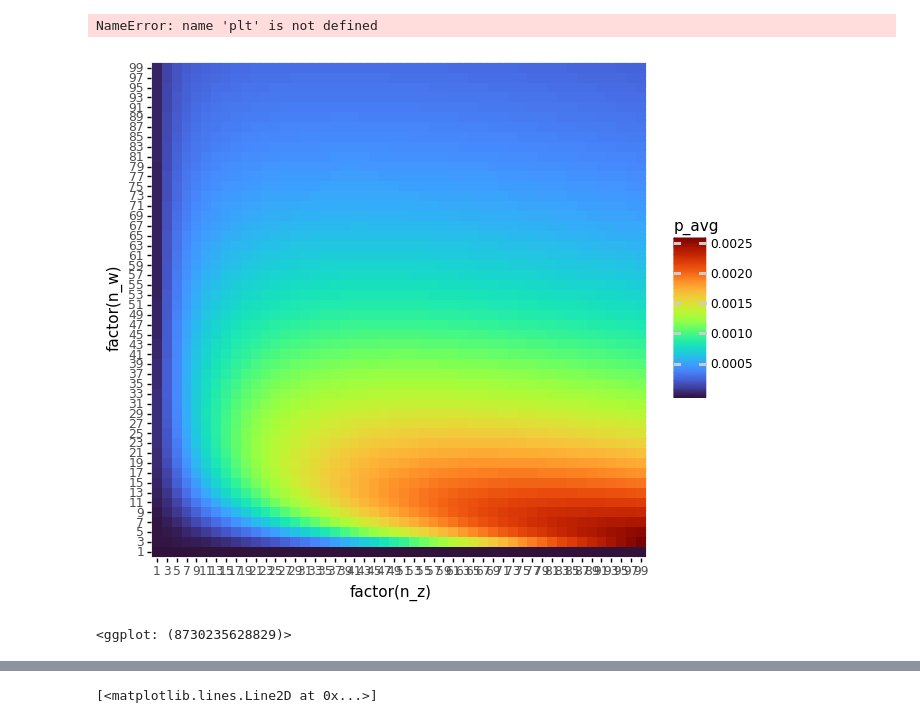
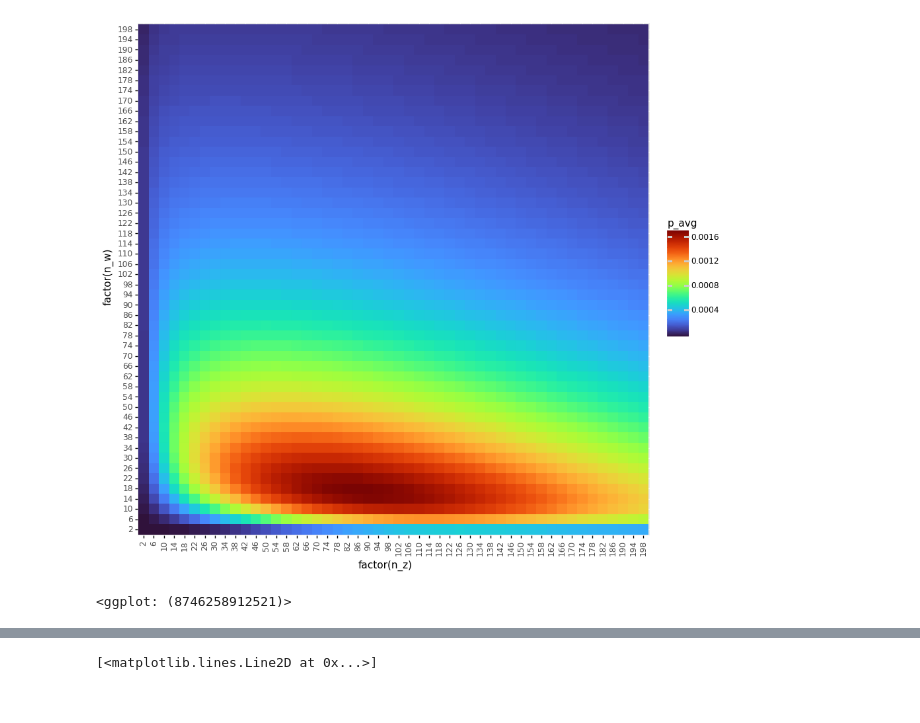
Before and after one commit to mnicstruwig/FlexibleFluxSimulator, a Jupyter notebook: experiments/2020-10-17-Optimization-test.ipynb, the cells around one changed output, grey strips where cells are left out. Cells and saved outputs as stored; diff of their text form; code cells hidden in the pictures.

Commit message:
Optimize on average load power

```diff
--- a/experiments/2020-10-17-Optimization-test.ipynb
+++ b/experiments/2020-10-17-Optimization-test.ipynb
@@ -226,34 +275,47 @@ import pandas as pd
 import numpy as np
 from itertools import product
 # %%
+from copy import copy
+
+def update_coil_params(coil_params, n_z, n_w, c):
+    coil_params = copy(coil_params)
+    coil_params['n_z'] = n_z
+    coil_params['n_w'] = n_w
+    coil_params['c'] = c
+
+    if c > 1:
+        coil_params['l_ccd'] = optimize.lookup_best_spacing('optimal_l_ccd_0_200_5.csv', n_z, n_w)
+    else:
+        coil_params['l_ccd'] = 0
+    return coil_params
+
 def get_emf(n_z, n_w, c, coil_params):
-    coil_params['n_z']=n_z
-    coil_params['n_w']=n_w
-    coil_params['c']=c
-    coil_params['m']=1
-    coil_params['l_ccd']=optimize.lookup_best_spacing('optimal_spacing_results.csv', coil_params['n_z'], coil_params['n_w'])
+    coil_params = update_coil_params(coil_params, n_z, n_w, c)
     z_arr = np.linspace(0, 0.2, 1000)
     flux, dflux = optimize.get_new_flux_and_dflux_model(curve_model, coil_params)
     return z_arr, dflux.get(z_arr)
 
 def get_vload(n_z, n_w, c, coil_params, r_load):
+    coil_params = update_coil_params(coil_params, n_z, n_w, c)
     r_coil = optimize._get_coil_resistance(**coil_params)
     z_arr, emf = get_emf(n_z, n_w, c, coil_params)
-    v_load = emf*(r_load/(r_load+r_coil))
+    v_load = emf*r_load/(r_load+r_coil)
     return z_arr, v_load
 
 def get_load_rms(n_z, n_w, c, coil_params, r_load):
+    coil_params = update_coil_params(coil_params, n_z, n_w, c)
     _, v_load = get_vload(n_z, n_w, c, coil_params, r_load)
     return optimize.calc_rms(v_load)
 
 def constant_velocity_gridsearch(n_z_arr, n_w_arr, c, coil_params, r_load):
     load_power = []
     n_z_list = []
-    n_w_list = []  # ugly
+    n_w_list = []  # ugly, but it'll do for now
     r_c_list = []
     for n_z, n_w in tqdm(list(product(n_z_arr, n_w_arr))):
+        coil_params = update_coil_params(coil_params, n_z, n_w, c)
         v_load_rms = get_load_rms(n_z, n_w, c, coil_params, r_load)
-        load_power.append((v_load_rms**2)/r_load)
+        load_power.append(v_load_rms*v_load_rms/r_load)
         n_z_list.append(n_z)
         n_w_list.append(n_w)
         r_c_list.append(optimize._get_coil_resistance(**coil_params))
@@ -267,7 +329,7 @@ def constant_velocity_gridsearch(n_z_arr, n_w_arr, c, coil_params, r_load):
 
     return df
 
-n_z_arr = np.arange(1, 100, 10)
-n_w_arr = np.arange(1, 100, 10)
+n_z_arr = np.arange(2, 201, 4)
+n_w_arr = np.arange(2, 201, 4)
+df_2c1m = constant_velocity_gridsearch(n_z_arr, n_w_arr, 2, coil_params, r_load=30)
 df_1c1m = constant_velocity_gridsearch(n_z_arr, n_w_arr, 1, coil_params, r_load=30)
-df_2c1m = constant_velocity_gridsearch(n_z_arr, n_w_arr, 2, coil_params, r_load=30)
@@ -296,12 +354,8 @@ df_2c1m.sort_values(by='p_avg', ascending=False).head()
-# %%
-plt.plot(*get_load_power())
-# %% [output]
-NameError: name 'plt' is not defined
 # %%
 from plotnine import *
-p = ggplot(aes(x='factor(n_z)', y='factor(n_w)', fill='p_avg'), df_2c1m)
-p + geom_tile() + coord_equal() + scale_fill_cmap('turbo')
+p = ggplot(aes(x='factor(n_z)', y='factor(n_w)', fill='p_avg'), df_1c1m)
+p + geom_tile() + coord_equal() + scale_fill_cmap('turbo') + theme(figure_size=(10, 7.5), axis_text_x=element_text(angle=90))
 # %% [output]
-[figure, old version]
+[figure, new version]
-<ggplot: (8730235628829)>
+<ggplot: (8746258912521)>
 # %%
```
Also changed, not shown: parts of 23 cells of this notebook, 1 other file.
